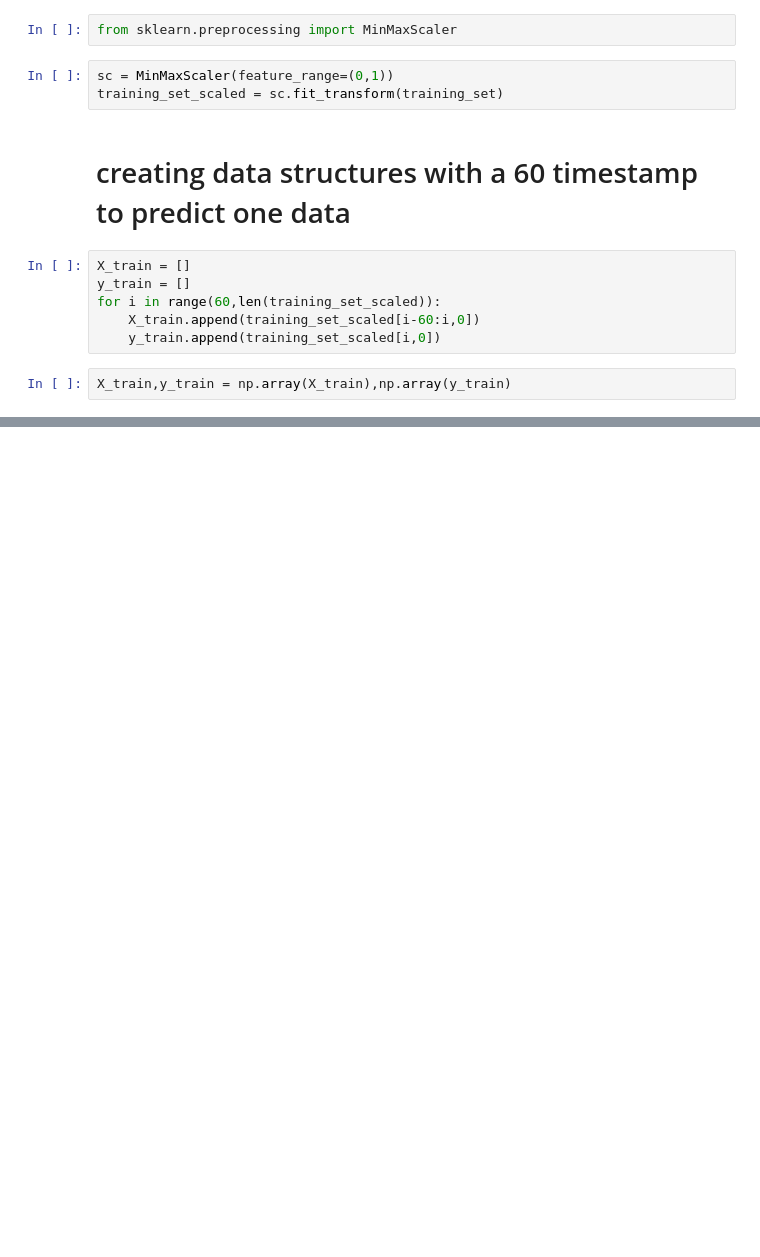
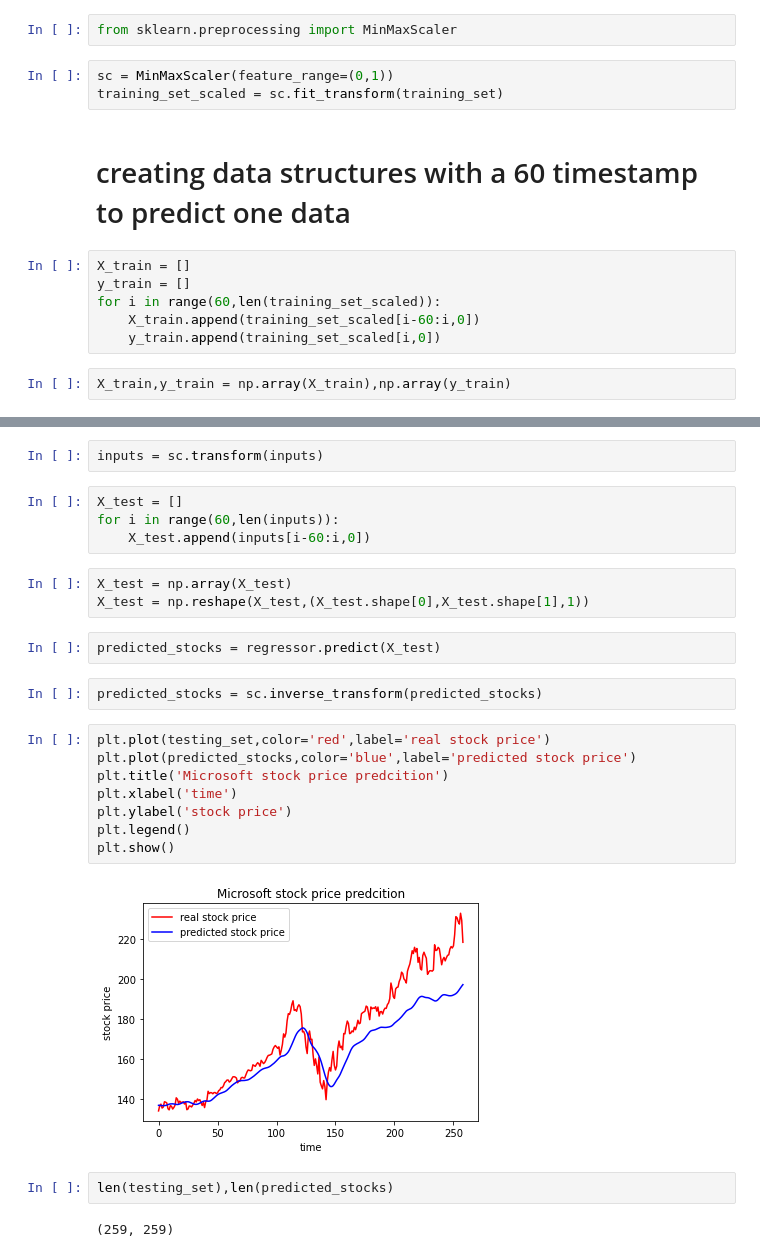
Before and after one commit to Princeshaw/Stock-price-predection-using-RNN, a Jupyter notebook: stock price .ipynb, the cells around one changed output, grey strips where cells are left out. Cells and saved outputs as stored; diff of their text form; blank space fills up the shorter version.

```diff
--- a/stock price .ipynb
+++ b/stock price .ipynb
@@ -110,0 +127,27 @@ X_train,y_train = np.array(X_train),np.array(y_train)
+# %%
+inputs = sc.transform(inputs)
+# %%
+X_test = []
+for i in range(60,len(inputs)):
+    X_test.append(inputs[i-60:i,0])
+# %%
+X_test = np.array(X_test)
+X_test = np.reshape(X_test,(X_test.shape[0],X_test.shape[1],1))
+# %%
+predicted_stocks = regressor.predict(X_test)
+# %%
+predicted_stocks = sc.inverse_transform(predicted_stocks)
+# %%
+plt.plot(testing_set,color='red',label='real stock price')
+plt.plot(predicted_stocks,color='blue',label='predicted stock price')
+plt.title('Microsoft stock price predcition')
+plt.xlabel('time')
+plt.ylabel('stock price')
+plt.legend()
+plt.show()
+# %% [output]
+[figure, added]
+# %%
+len(testing_set),len(predicted_stocks)
+# %% [output]
+(259, 259)
```
Also changed, not shown: parts of 18 cells of this notebook.
